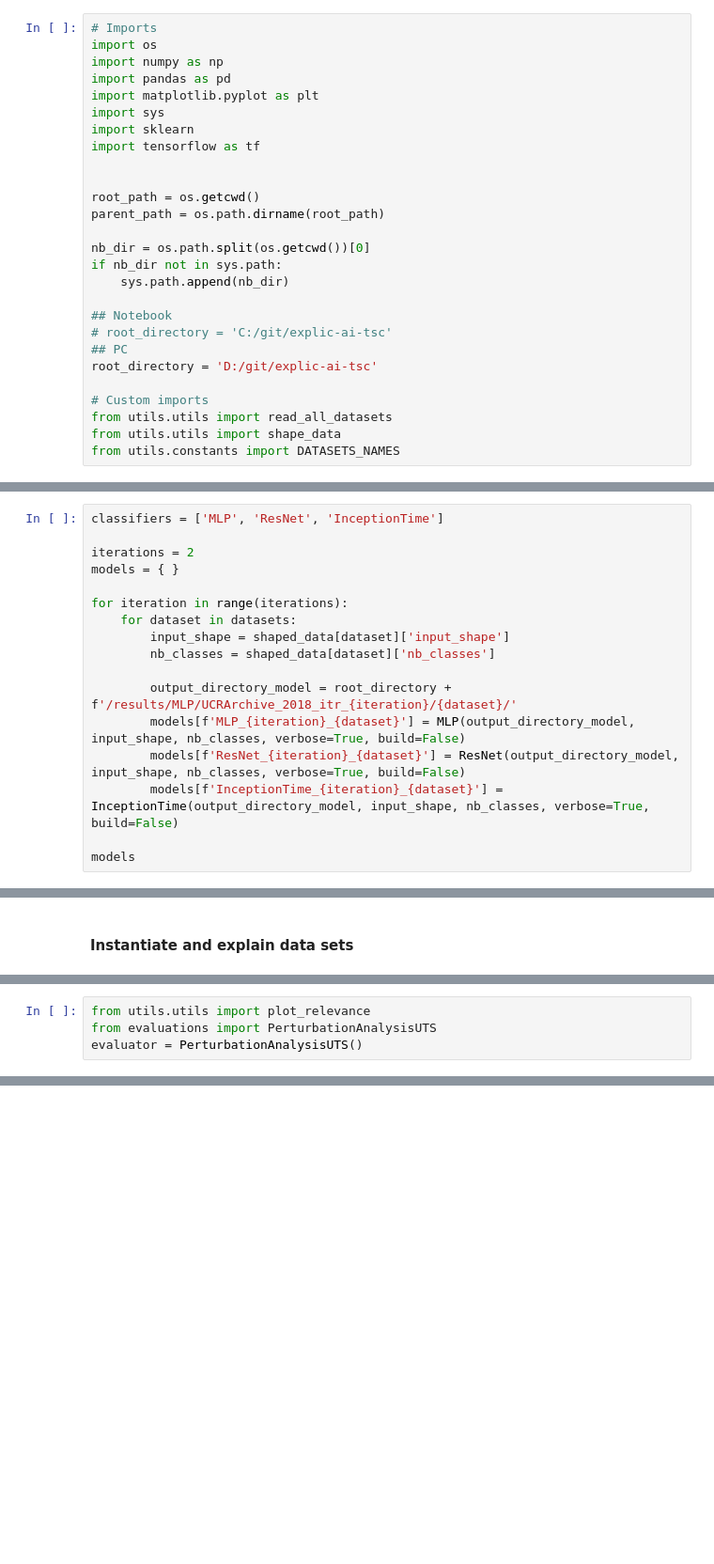
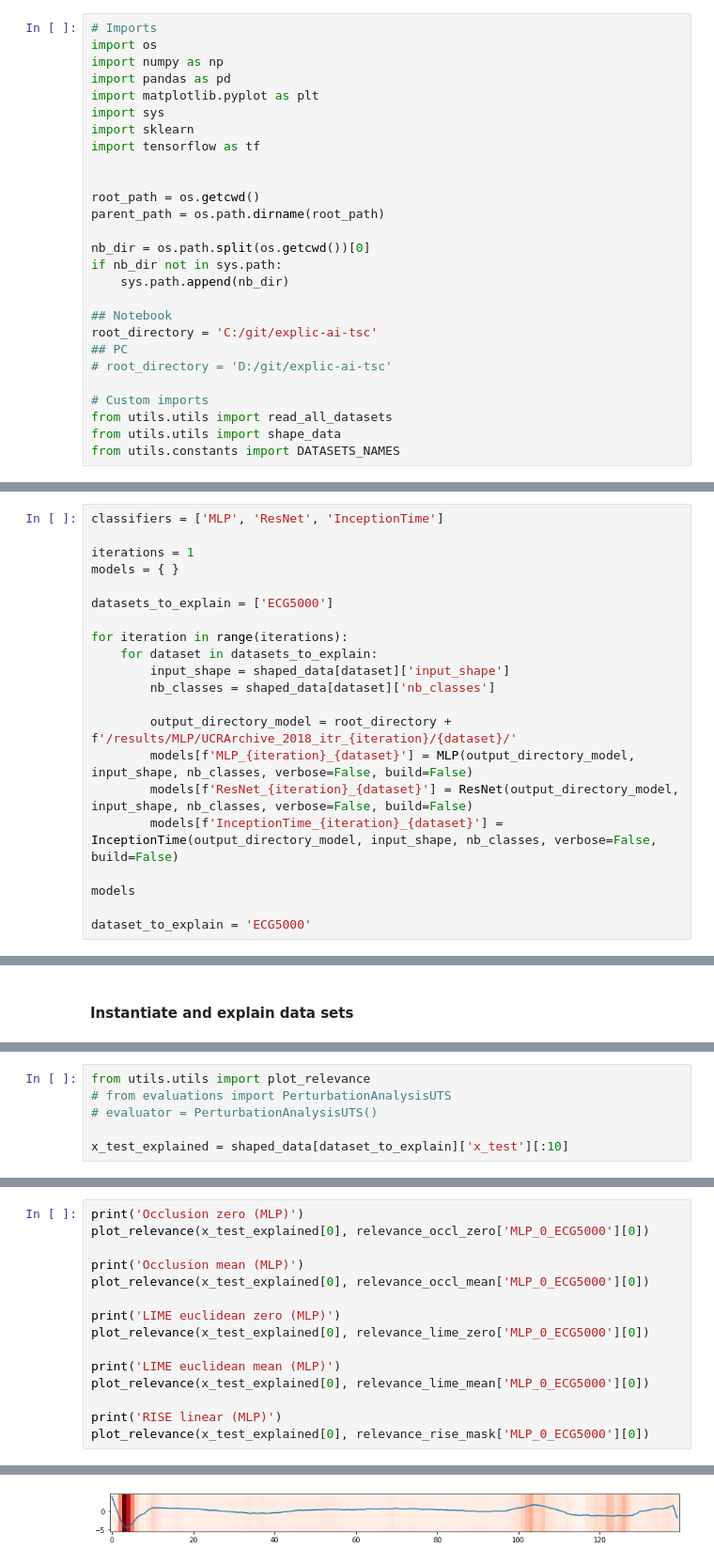
Before and after one commit to felixg97/explic-ai-tsc, a Jupyter notebook: docs/Experiment E2E - Results.ipynb, the cells around one changed output, grey strips where cells are left out. Shown: that part at 94% size. Saved outputs shown, nothing was run; the diff lists cells and outputs as text; blank space fills up the shorter version.

```diff
--- a/docs/Experiment E2E - Results.ipynb
+++ b/docs/Experiment E2E - Results.ipynb
@@ -17,9 +17,9 @@ if nb_dir not in sys.path:
     sys.path.append(nb_dir)
 
 ## Notebook
-# root_directory = 'C:/git/explic-ai-tsc'
+root_directory = 'C:/git/explic-ai-tsc'
 ## PC
-root_directory = 'D:/git/explic-ai-tsc'
+# root_directory = 'D:/git/explic-ai-tsc'
 
 # Custom imports
 from utils.utils import read_all_datasets
@@ -54,17 +56,21 @@ from classifiers import InceptionTime
 # %%
 classifiers = ['MLP', 'ResNet', 'InceptionTime']
 
-iterations = 2
+iterations = 1
 models = { }
 
+datasets_to_explain = ['ECG5000']
+
 for iteration in range(iterations):
-    for dataset in datasets:
+    for dataset in datasets_to_explain:
         input_shape = shaped_data[dataset]['input_shape']
         nb_classes = shaped_data[dataset]['nb_classes']
 
         output_directory_model = root_directory + f'/results/MLP/UCRArchive_2018_itr_{iteration}/{dataset}/'
-        models[f'MLP_{iteration}_{dataset}'] = MLP(output_directory_model, input_shape, nb_classes, verbose=True, build=False)
-        models[f'ResNet_{iteration}_{dataset}'] = ResNet(output_directory_model, input_shape, nb_classes, verbose=True, build=False)
-        models[f'InceptionTime_{iteration}_{dataset}'] = InceptionTime(output_directory_model, input_shape, nb_classes, verbose=True, build=False)
+        models[f'MLP_{iteration}_{dataset}'] = MLP(output_directory_model, input_shape, nb_classes, verbose=False, build=False)
+        models[f'ResNet_{iteration}_{dataset}'] = ResNet(output_directory_model, input_shape, nb_classes, verbose=False, build=False)
+        models[f'InceptionTime_{iteration}_{dataset}'] = InceptionTime(output_directory_model, input_shape, nb_classes, verbose=False, build=False)
 
 models
+
+dataset_to_explain = 'ECG5000'
@@ -137,4 +157,6 @@ relevance_rise_mask
 # %%
 from utils.utils import plot_relevance
-from evaluations import PerturbationAnalysisUTS
-evaluator = PerturbationAnalysisUTS()
+# from evaluations import PerturbationAnalysisUTS
+# evaluator = PerturbationAnalysisUTS()
+
+x_test_explained = shaped_data[dataset_to_explain]['x_test'][:10]
@@ -152,0 +173,16 @@ relevance_occl_zero
+# %%
+print('Occlusion zero (MLP)')
+plot_relevance(x_test_explained[0], relevance_occl_zero['MLP_0_ECG5000'][0])
+
+print('Occlusion mean (MLP)')
+plot_relevance(x_test_explained[0], relevance_occl_mean['MLP_0_ECG5000'][0])
+
+print('LIME euclidean zero (MLP)')
+plot_relevance(x_test_explained[0], relevance_lime_zero['MLP_0_ECG5000'][0])
+
+print('LIME euclidean mean (MLP)')
+plot_relevance(x_test_explained[0], relevance_lime_mean['MLP_0_ECG5000'][0])
+
+print('RISE linear (MLP)')
+plot_relevance(x_test_explained[0], relevance_rise_mask['MLP_0_ECG5000'][0])
+# %% [output]
@@ -152,0 +190 @@ relevance_occl_zero
+[figure, added]
```
Also changed, not shown: parts of 22 cells of this notebook, 12 other files.
